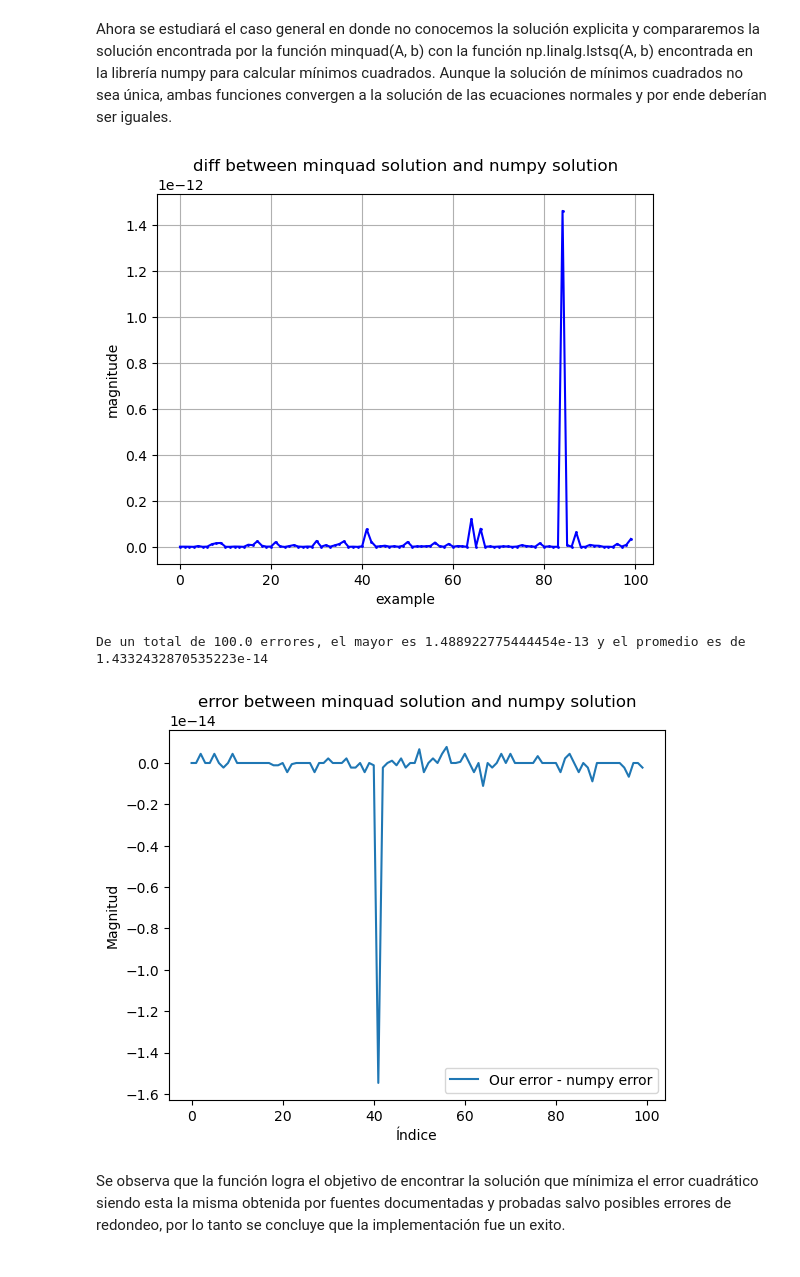
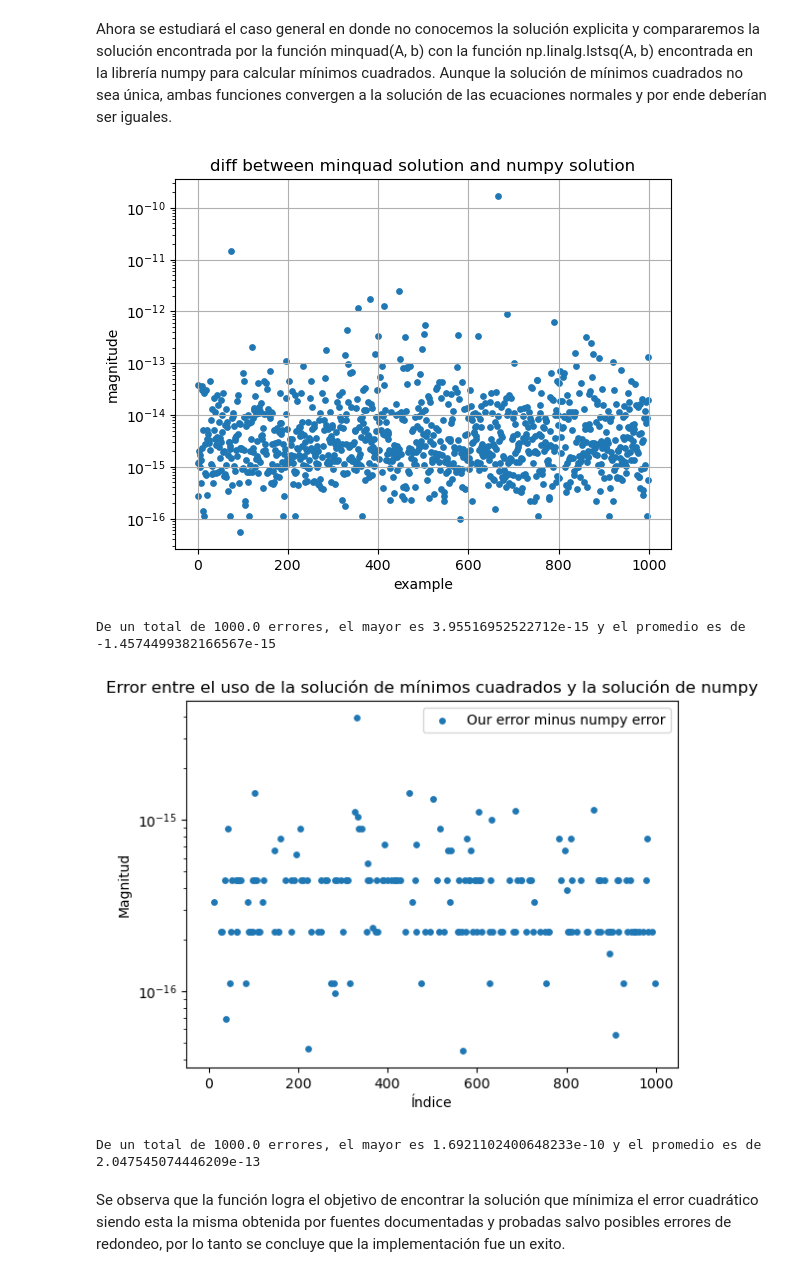
Before and after one commit to Darkrayyss/Tarea-1-Numerical-Analysis-II, a Jupyter notebook: Entregable_Informe1_Diego_Astaburuaga .ipynb, the cells around one changed output. Drawn from its saved outputs; the diff is of its cells as text; code cells hidden in the pictures.

```diff
--- a/Entregable_Informe1_Diego_Astaburuaga .ipynb
+++ b/Entregable_Informe1_Diego_Astaburuaga .ipynb
@@ -293,8 +335,8 @@ Para evaluar que la función trabaje correctamente se procederá a:
 # %% [markdown]
 Evaluar si la función es capaz de encontrar la solución exacta mediante comparar el valor calculado vs el valor real
 # %%
-k = 100 # Examples
-m_max = 200 # max size matrix
+k = 1000 # Examples
+m_max = 300 # max size matrix
 
 errors = []
 partial_error_mean = []
@@ -310,6 +352,7 @@ for i in range(k):
 
     diff = np.linalg.norm(y - x, ord=2)
     errors.append(diff)
+
     if i == 0:
         partial_error_mean.append(diff)
     else:
@@ -336,8 +379,8 @@ Generalmente el error es del orden 1e^-14 y por ende se puede afirmar que las so
 # %% [markdown]
 Ahora se estudiará el caso general en donde no conocemos la solución explicita y compararemos la solución encontrada por la función minquad(A, b) con la función np.linalg.lstsq(A, b) encontrada en la librería numpy para calcular mínimos cuadrados. Aunque la solución de mínimos cuadrados no sea única, ambas funciones convergen a la solución de las ecuaciones normales y por ende deberían ser iguales.
 # %%
-k = 100 # Examples
-m_max = 200 # max size matrix
+k = 1000 # Examples
+m_max = 300 # max size matrix
 
 diffs = []
 excess_error = []
@@ -356,27 +399,36 @@ for i in range(k):
 
     excess_error.append(np.linalg.norm(A@x - b, ord=2)-np.linalg.norm(A@minbySVD - b, ord=2))
 # %%
-indices = np.arange(len(diffs))
-plt.plot(indices, diffs, marker='o', linestyle='-', color='blue', markersize=1)
+fig, ax = plt.subplots()
+ax.scatter(range(len(diffs)), diffs, s=15)
+ax.set_yscale('log')
 plt.xlabel('example')
 plt.ylabel('magnitude')
 plt.title('diff between minquad solution and numpy solution')
 plt.grid(True)
 plt.show()
-df =  pd.DataFrame(np.array(errors))
+
+
+df =  pd.DataFrame(np.array(excess_error))
 description = df.describe()
 print(f"De un total de {description[0][0]} errores, el mayor es {description[0][-1]} y el promedio es de {description[0][1]}")
 
-plt.plot(excess_error, label='Our error - numpy error')
-
+fig, ax = plt.subplots()
+ax.scatter(range(len(excess_error)), excess_error, label='Our error minus numpy error', s=15)
+ax.set_yscale('log')
 plt.xlabel('Índice')
 plt.ylabel('Magnitud')
-plt.title('error between minquad solution and numpy solution')
+plt.title('Error entre el uso de la solución de mínimos cuadrados y la solución de numpy')
 plt.legend()
 plt.show()
+
+df =  pd.DataFrame(np.array(diffs))
+description = df.describe()
+print(f"De un total de {description[0][0]} errores, el mayor es {description[0][-1]} y el promedio es de {description[0][1]}")
 # %% [output]
-[figure, old version]
+[figure, new version]
-De un total de 100.0 errores, el mayor es 1.488922775444454e-13 y el promedio es de 1.4332432870535223e-14
+De un total de 1000.0 errores, el mayor es 3.95516952522712e-15 y el promedio es de -1.4574499382166567e-15
-[figure, old version]
+[figure, new version]
+De un total de 1000.0 errores, el mayor es 1.6921102400648233e-10 y el promedio es de 2.047545074446209e-13
 # %% [markdown]
 Se observa que la función logra el objetivo de encontrar la solución que mínimiza el error cuadrático siendo esta la misma obtenida por fuentes documentadas y probadas salvo posibles errores de redondeo, por lo tanto se concluye que la implementación fue un exito.
```
Also changed, not shown: parts of 5 cells of this notebook.
